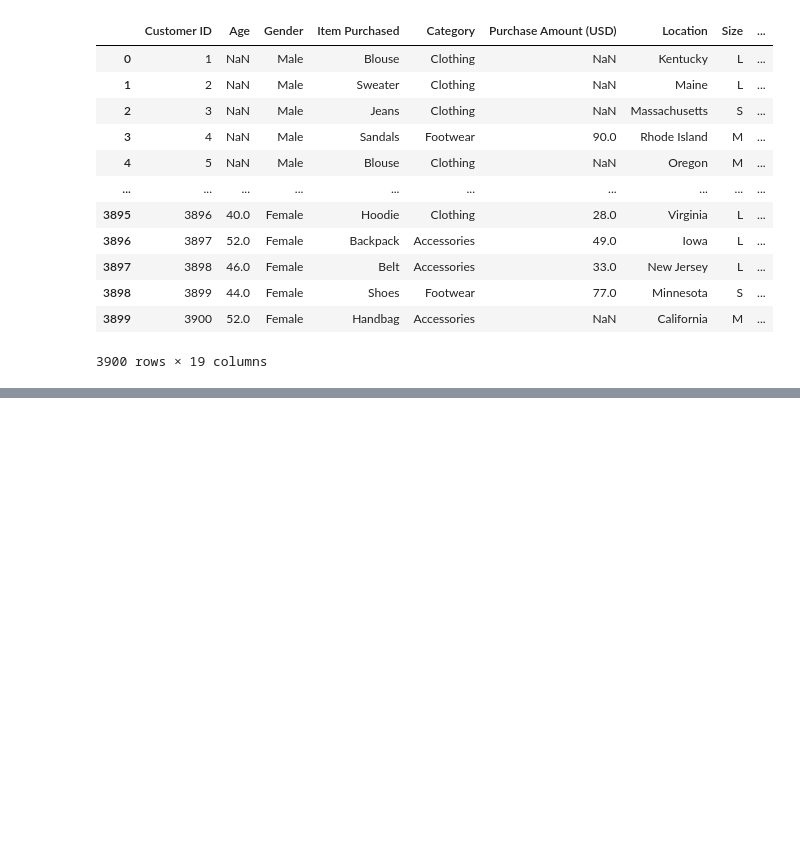
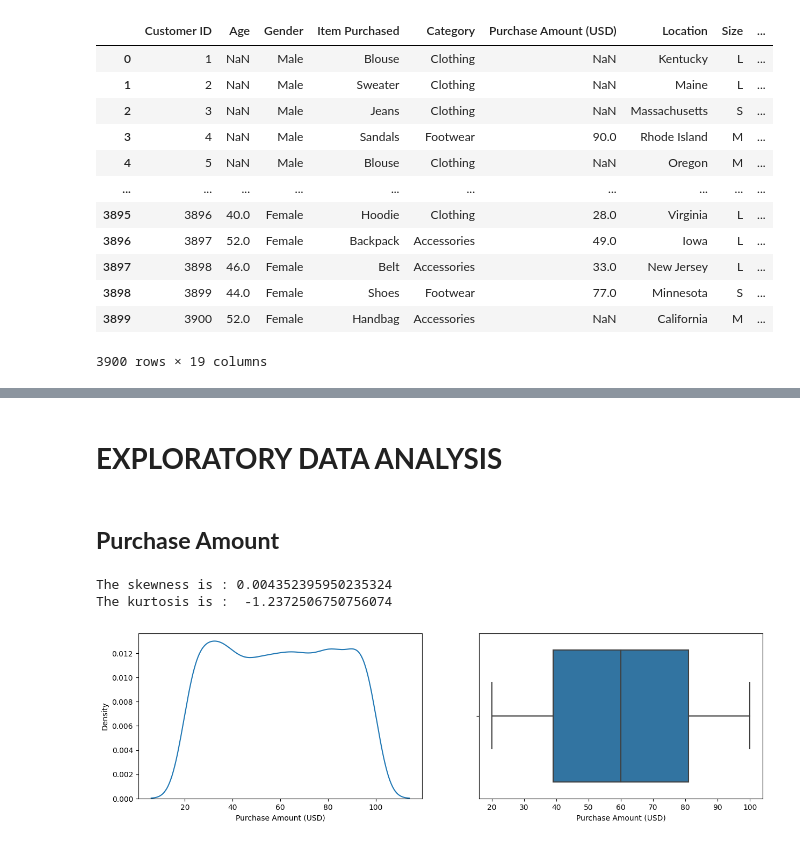
Before and after one commit to devroopsaha744/Data-Analytics-project-on-Used-Cards-Dataset, a Jupyter notebook: MLCOE_TASK_1_eda_Part2.ipynb, the cells around one changed output, grey strips where cells are left out. Drawn from its saved outputs; the diff is of its cells as text; code cells hidden in the pictures; blank space fills up the shorter version.

```diff
--- a/MLCOE_TASK_1_eda_Part2.ipynb
+++ b/MLCOE_TASK_1_eda_Part2.ipynb
@@ -104,2 +28,0 @@ dtype: int64
-# %%
-df = df.fillna(df.mean())
@@ -146,0 +156,16 @@ df
+# %% [markdown]
+# **EXPLORATORY DATA ANALYSIS**
+# %% [markdown]
+## **Purchase Amount**
+# %%
+fig, axes = plt.subplots(1,2, figsize = (15,4))
+
+sns.kdeplot(x = 'Purchase Amount (USD)', data = df, ax = axes[0])
+sns.boxplot(x = 'Purchase Amount (USD)', data = df, ax = axes[1])
+
+print("The skewness is :", df['Purchase Amount (USD)'].skew())
+print("The kurtosis is : ", df['Purchase Amount (USD)'].kurt())
+# %% [output]
+The skewness is : 0.004352395950235324
+The kurtosis is :  -1.2372506750756074
+[figure, added]
```
Also changed, not shown: parts of 74 cells of this notebook.
